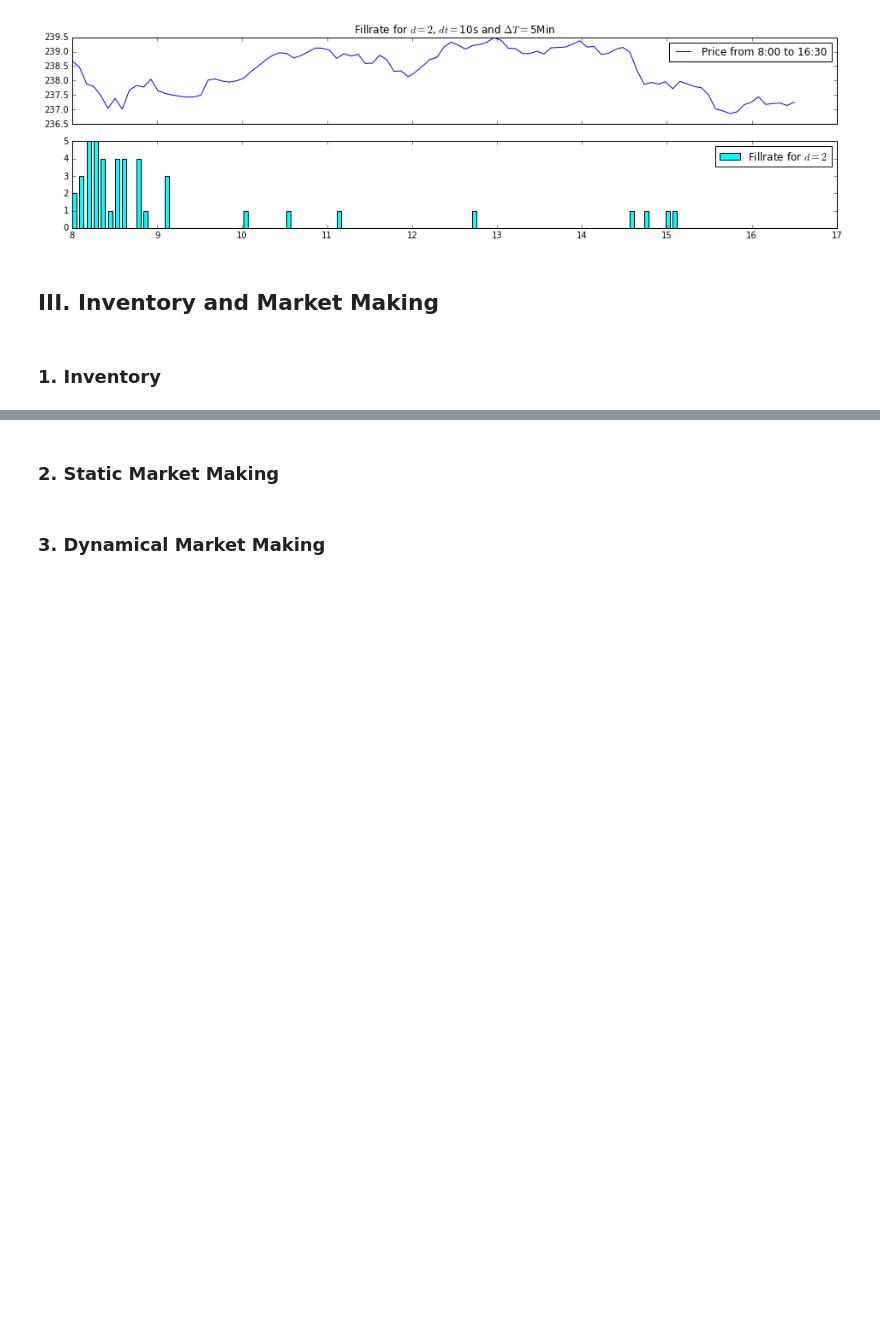
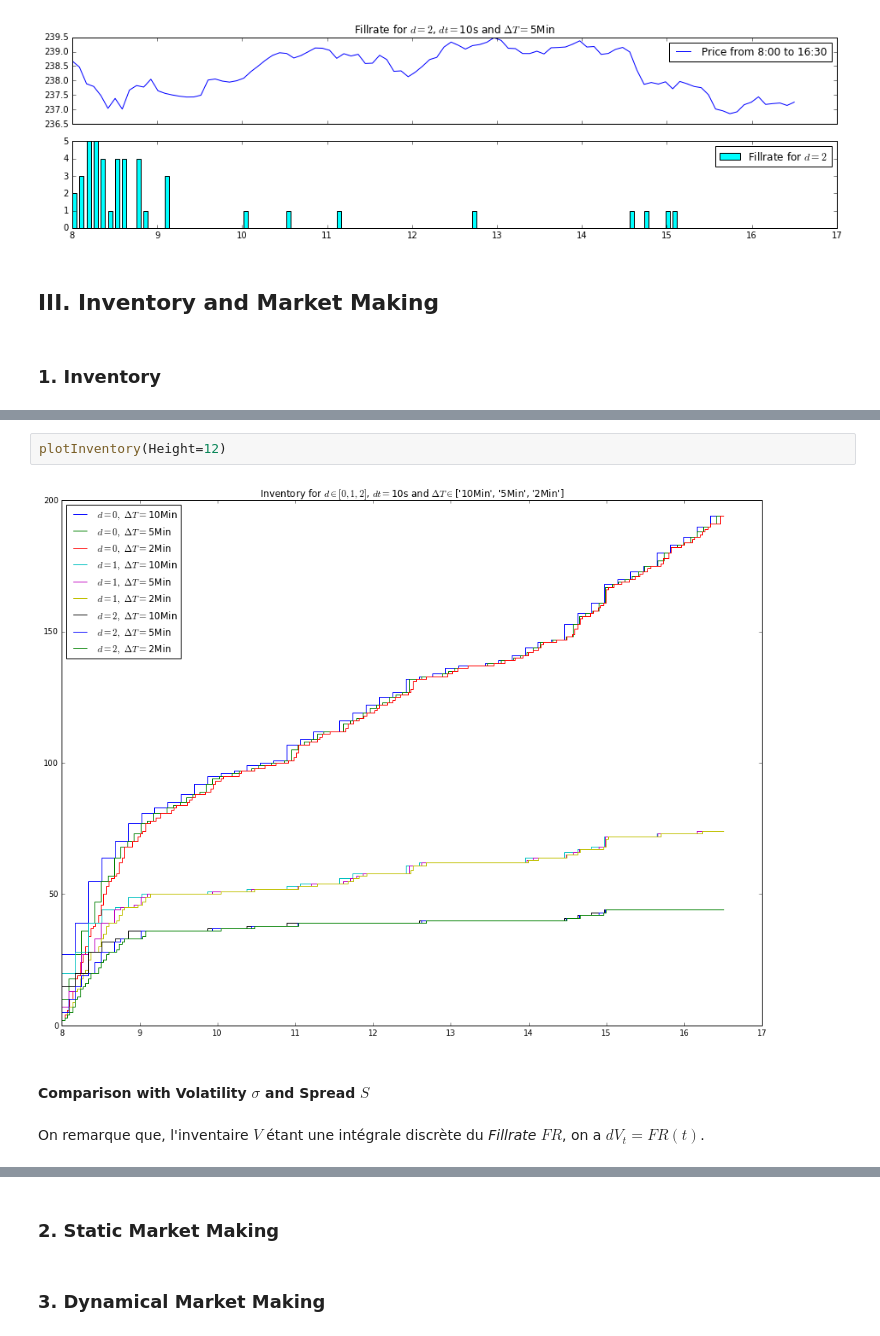
Before and after one commit to m-legrand/TD_Laruelle, a Jupyter notebook: Seance4/TP4.ipynb, the cells around one changed output, grey strips where cells are left out. Drawn from its saved outputs; the diff is of its cells as text; blank space fills up the shorter version.

```diff
--- a/Seance4/TP4.ipynb
+++ b/Seance4/TP4.ipynb
@@ -255,0 +261,8 @@ for d in range(0,3): plotFillRate(d=d)
+# %%
+plotInventory(Height=12)
+# %% [output]
+[figure, added]
+# %% [markdown]
+#### Comparison with Volatility $\sigma$ and Spread $S$
+# %% [markdown]
+On remarque que, l'inventaire $V$ étant une intégrale discrète du _Fillrate_ $FR$, on a $dV_t=FR(t)$.
```
Also changed, not shown: parts of 6 cells of this notebook.
